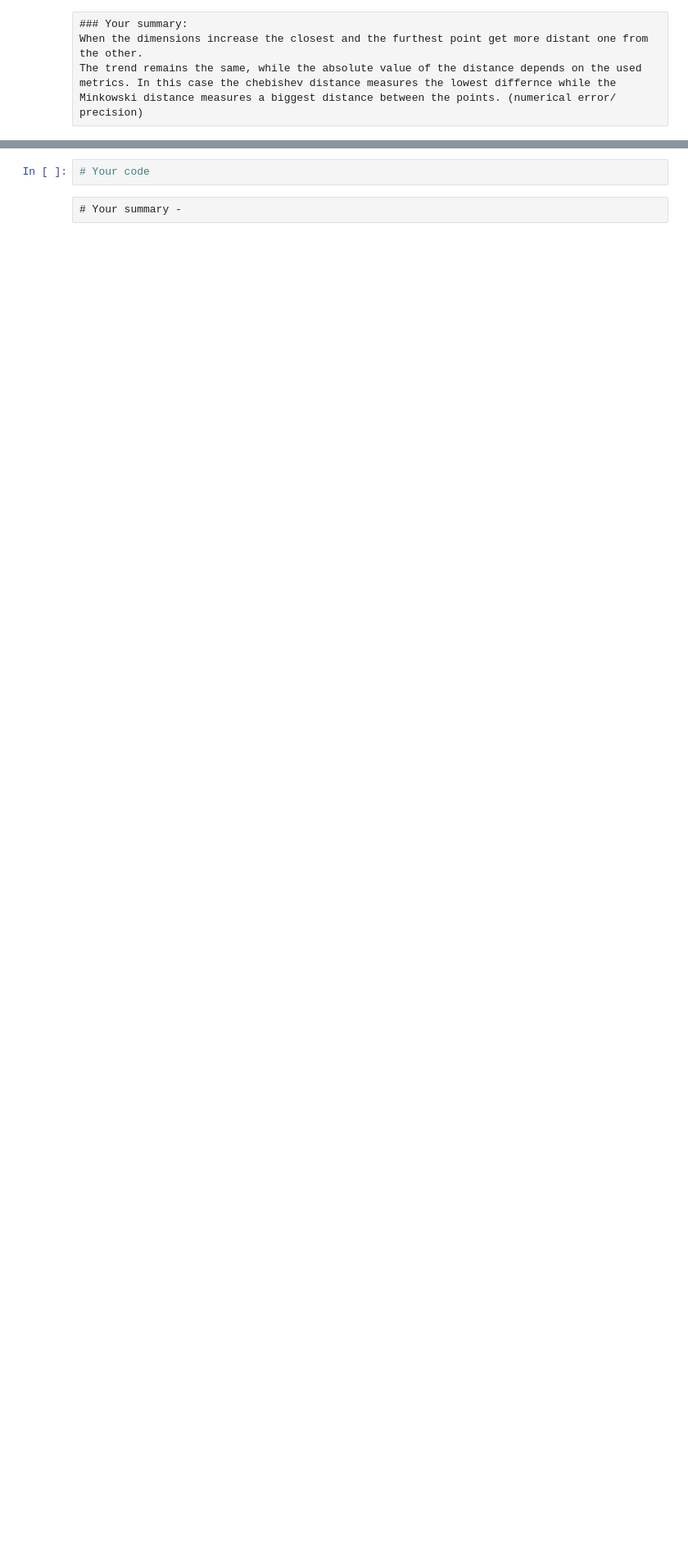
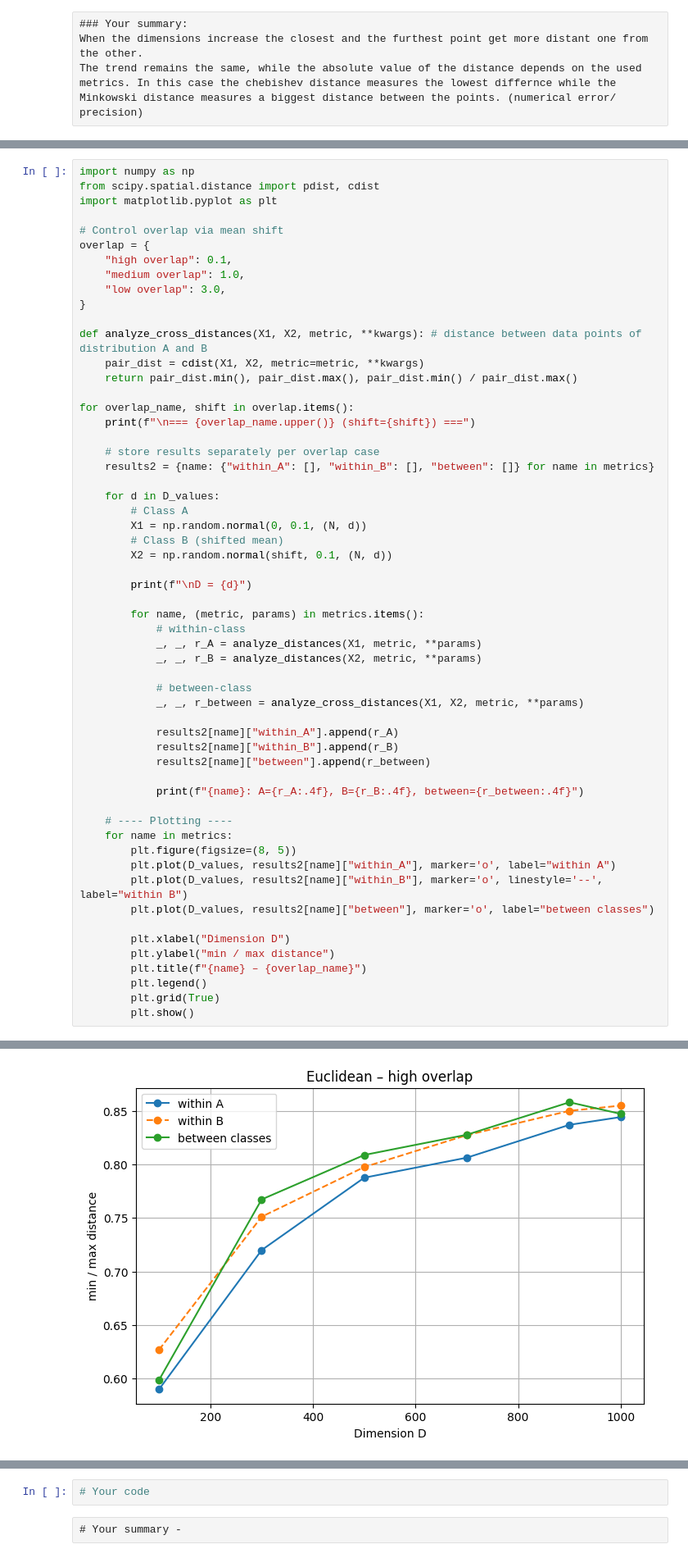
Before and after one commit to esthy13/BasketBall_ScoreBoard, a Jupyter notebook: 0_dimensions.ipynb, the cells around one changed output, grey strips where cells are left out. Shown at 82% size. Saved outputs shown, nothing was run; the diff lists cells and outputs as text; blank space fills up the shorter version.

```diff
--- a/0_dimensions.ipynb
+++ b/0_dimensions.ipynb
@@ -162,0 +109,58 @@ When the overlap is smaller the distance between the two furthest points gets bi
+# %%
+import numpy as np
+from scipy.spatial.distance import pdist, cdist
+import matplotlib.pyplot as plt
+
+# Control overlap via mean shift
+overlap = {
+    "high overlap": 0.1,
+    "medium overlap": 1.0,
+    "low overlap": 3.0,
+}
+
+def analyze_cross_distances(X1, X2, metric, **kwargs): # distance between data points of distribution A and B
+    pair_dist = cdist(X1, X2, metric=metric, **kwargs)
+    return pair_dist.min(), pair_dist.max(), pair_dist.min() / pair_dist.max()
+
+for overlap_name, shift in overlap.items():
+    print(f"\n=== {overlap_name.upper()} (shift={shift}) ===")
+
+    # store results separately per overlap case
+    results2 = {name: {"within_A": [], "within_B": [], "between": []} for name in metrics}
+
+    for d in D_values:
+        # Class A
+        X1 = np.random.normal(0, 0.1, (N, d))
+        # Class B (shifted mean)
+        X2 = np.random.normal(shift, 0.1, (N, d))
+
+        print(f"\nD = {d}")
+
+        for name, (metric, params) in metrics.items():
+            # within-class
+            _, _, r_A = analyze_distances(X1, metric, **params)
+            _, _, r_B = analyze_distances(X2, metric, **params)
+
+            # between-class
+            _, _, r_between = analyze_cross_distances(X1, X2, metric, **params)
+
+            results2[name]["within_A"].append(r_A)
+            results2[name]["within_B"].append(r_B)
+            results2[name]["between"].append(r_between)
+
+            print(f"{name}: A={r_A:.4f}, B={r_B:.4f}, between={r_between:.4f}")
+
+    # ---- Plotting ----
+    for name in metrics:
+        plt.figure(figsize=(8, 5))
+        plt.plot(D_values, results2[name]["within_A"], marker='o', label="within A")
+        plt.plot(D_values, results2[name]["within_B"], marker='o', linestyle='--', label="within B")
+        plt.plot(D_values, results2[name]["between"], marker='o', label="between classes")
+
+        plt.xlabel("Dimension D")
+        plt.ylabel("min / max distance")
+        plt.title(f"{name} – {overlap_name}")
+        plt.legend()
+        plt.grid(True)
+        plt.show()
+# %% [output]
@@ -162,0 +184 @@ When the overlap is smaller the distance between the two furthest points gets bi
+[figure, added]
```
Also changed, not shown: parts of 6 cells of this notebook.
